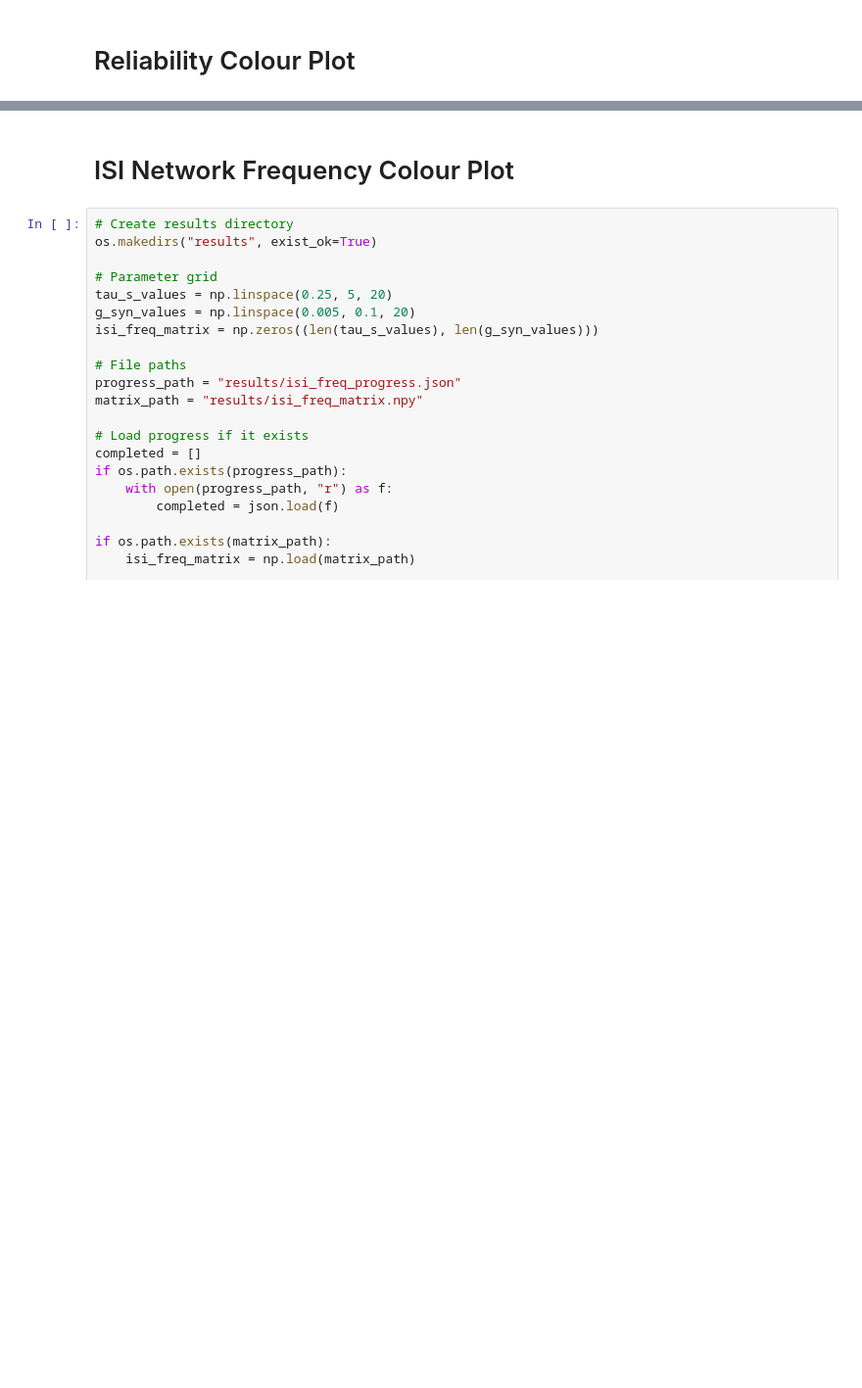
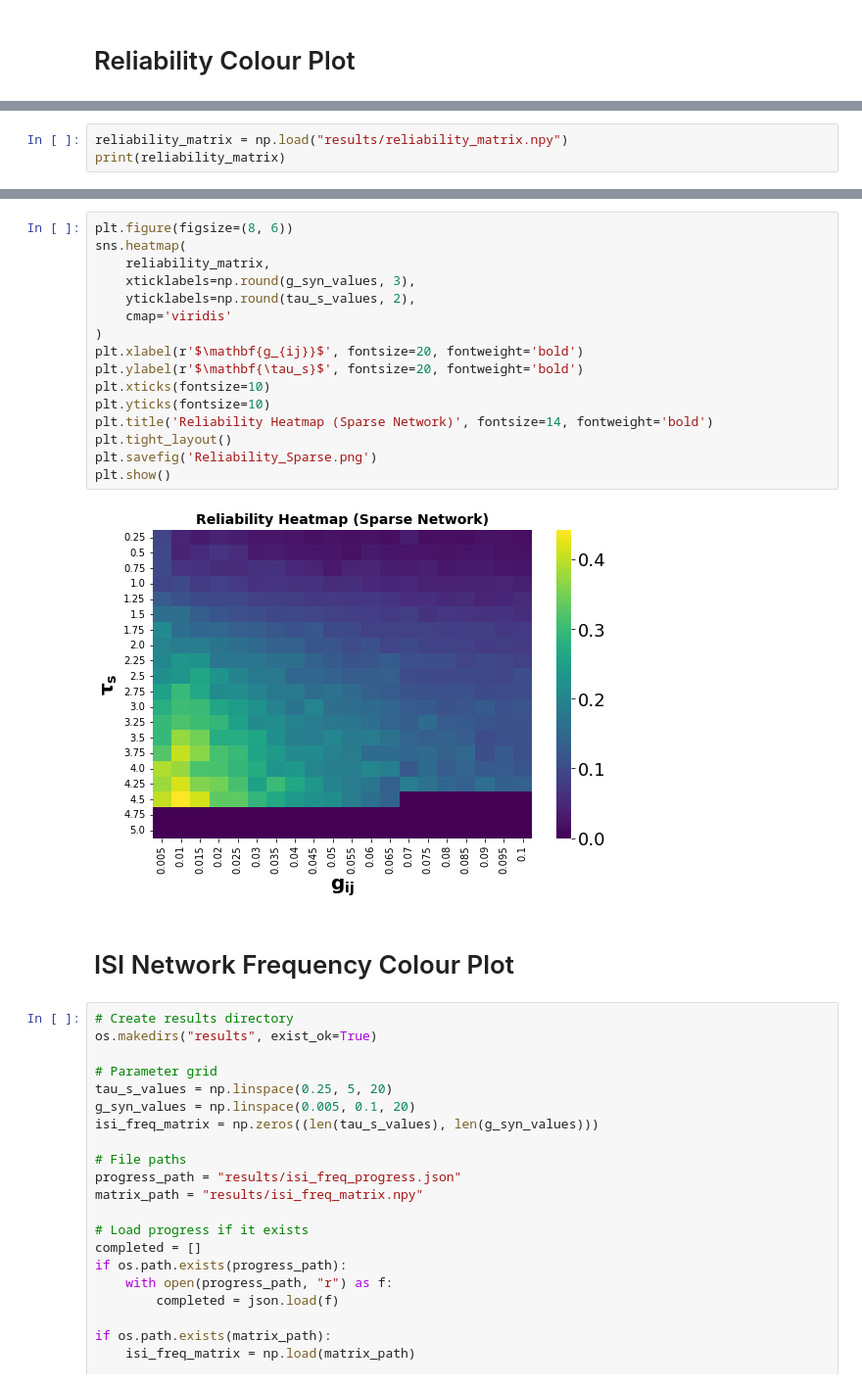
Before and after one commit to davidkelly2002/Final_Year_Thesis_Code, a Jupyter notebook: Colour Plots (Chapter 3).ipynb, the cells around one changed output, grey strips where cells are left out. Shown at 98% size. Saved outputs shown, nothing was run; the diff lists cells and outputs as text; blank space fills up the shorter version.

```diff
--- a/Colour Plots (Chapter 3).ipynb
+++ b/Colour Plots (Chapter 3).ipynb
@@ -675,0 +697,3 @@ plt.show()
+# %%
+reliability_matrix = np.load("results/reliability_matrix.npy")
+print(reliability_matrix)
@@ -676,3 +718,21 @@ plt.show()
+# %%
+plt.figure(figsize=(8, 6))
+sns.heatmap(
+    reliability_matrix,
+    xticklabels=np.round(g_syn_values, 3),
+    yticklabels=np.round(tau_s_values, 2),
+    cmap='viridis'
+)
+plt.xlabel(r'$\mathbf{g_{ij}}$', fontsize=20, fontweight='bold')
+plt.ylabel(r'$\mathbf{\tau_s}$', fontsize=20, fontweight='bold')
+plt.xticks(fontsize=10)
+plt.yticks(fontsize=10)
+plt.title('Reliability Heatmap (Sparse Network)', fontsize=14, fontweight='bold')
+plt.tight_layout()
+plt.savefig('Reliability_Sparse.png')
+plt.show()
+# %% [output]
+[figure, added]
 # %% [markdown]
 # ISI Network Frequency Colour Plot
 # %%
```
Also changed, not shown: parts of 13 cells of this notebook.
